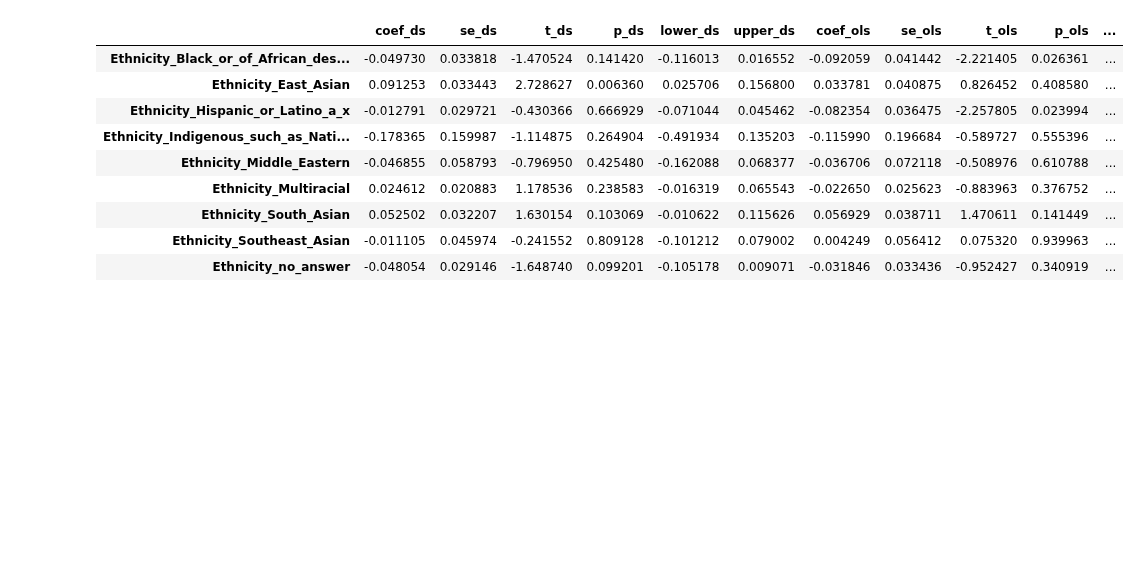
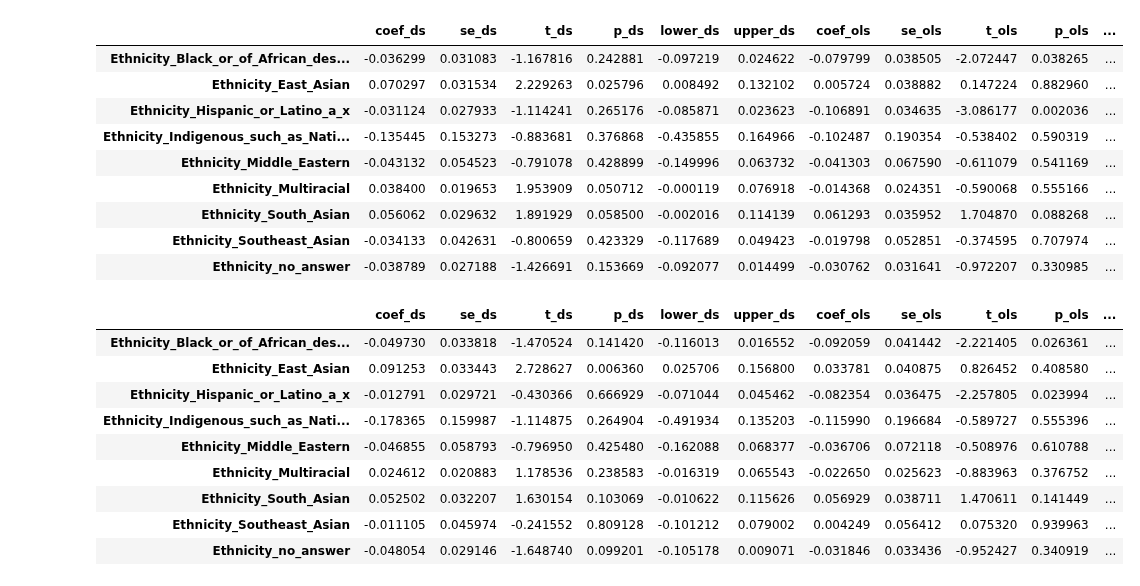
Before and after one commit to whoisnnamdi/black-dev-2020, a Jupyter notebook: code/notebook.ipynb, the cells around one changed output. Cells and saved outputs as stored; diff of their text form; code cells hidden in the pictures; blank space fills up the shorter version.

```diff
--- a/code/notebook.ipynb
+++ b/code/notebook.ipynb
@@ -42,7 +33,19 @@ Design matrix complete with 203 variables/columns
 # %%
-D = "EdLevel"
+D = "Ethnicity"
 # %%
 results = analyze.analyze(Y, X, D)
+results
+# %% [output]
+|  | coef_ds | se_ds | t_ds | p_ds | lower_ds | upper_ds | coef_ols | se_ols | t_ols | p_ols | ... |
+| Ethnicity_Black_or_of_African_des... | -0.036299 | 0.031083 | -1.167816 | 0.242881 | -0.097219 | 0.024622 | -0.079799 | 0.038505 | -2.072447 | 0.038265 | ... |
+| Ethnicity_East_Asian | 0.070297 | 0.031534 | 2.229263 | 0.025796 | 0.008492 | 0.132102 | 0.005724 | 0.038882 | 0.147224 | 0.882960 | ... |
+| Ethnicity_Hispanic_or_Latino_a_x | -0.031124 | 0.027933 | -1.114241 | 0.265176 | -0.085871 | 0.023623 | -0.106891 | 0.034635 | -3.086177 | 0.002036 | ... |
+| Ethnicity_Indigenous_such_as_Nati... | -0.135445 | 0.153273 | -0.883681 | 0.376868 | -0.435855 | 0.164966 | -0.102487 | 0.190354 | -0.538402 | 0.590319 | ... |
+| Ethnicity_Middle_Eastern | -0.043132 | 0.054523 | -0.791078 | 0.428899 | -0.149996 | 0.063732 | -0.041303 | 0.067590 | -0.611079 | 0.541169 | ... |
+| Ethnicity_Multiracial | 0.038400 | 0.019653 | 1.953909 | 0.050712 | -0.000119 | 0.076918 | -0.014368 | 0.024351 | -0.590068 | 0.555166 | ... |
+| Ethnicity_South_Asian | 0.056062 | 0.029632 | 1.891929 | 0.058500 | -0.002016 | 0.114139 | 0.061293 | 0.035952 | 1.704870 | 0.088268 | ... |
+| Ethnicity_Southeast_Asian | -0.034133 | 0.042631 | -0.800659 | 0.423329 | -0.117689 | 0.049423 | -0.019798 | 0.052851 | -0.374595 | 0.707974 | ... |
+| Ethnicity_no_answer | -0.038789 | 0.027188 | -1.426691 | 0.153669 | -0.092077 | 0.014499 | -0.030762 | 0.031641 | -0.972207 | 0.330985 | ... |
 # %%
 results
 # %% [output]
```
Also changed, not shown: parts of 11 cells of this notebook.
